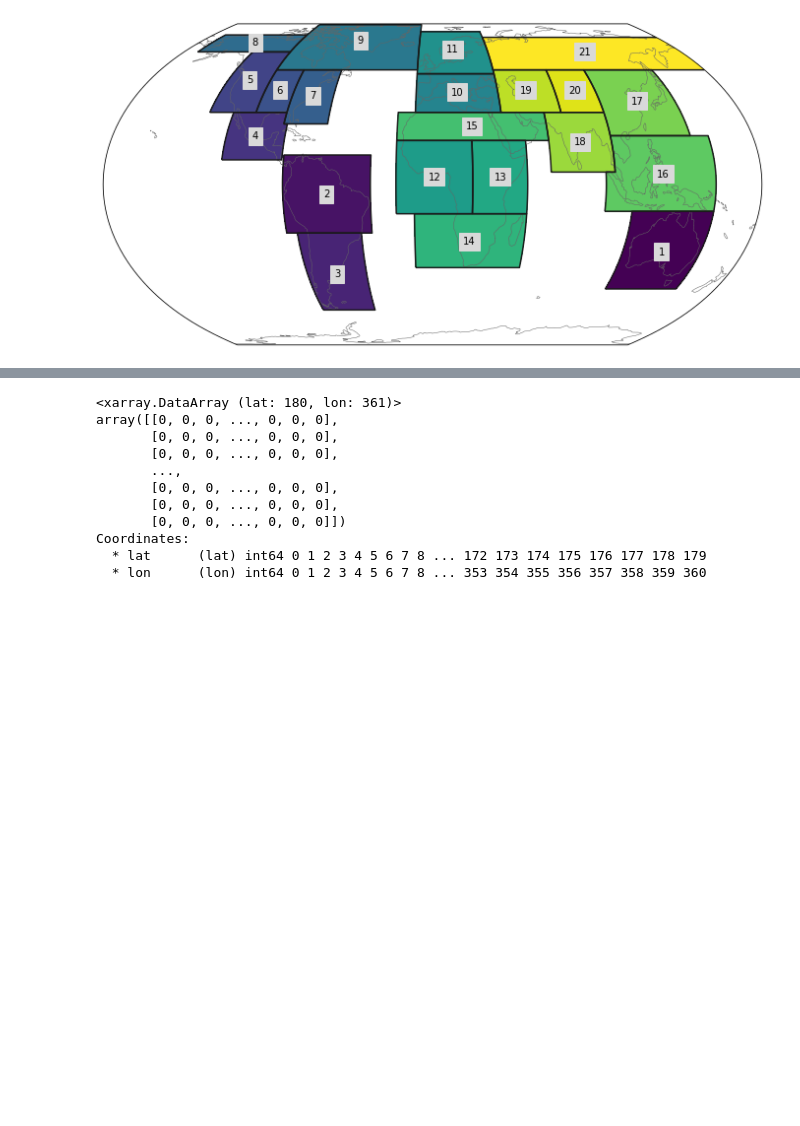
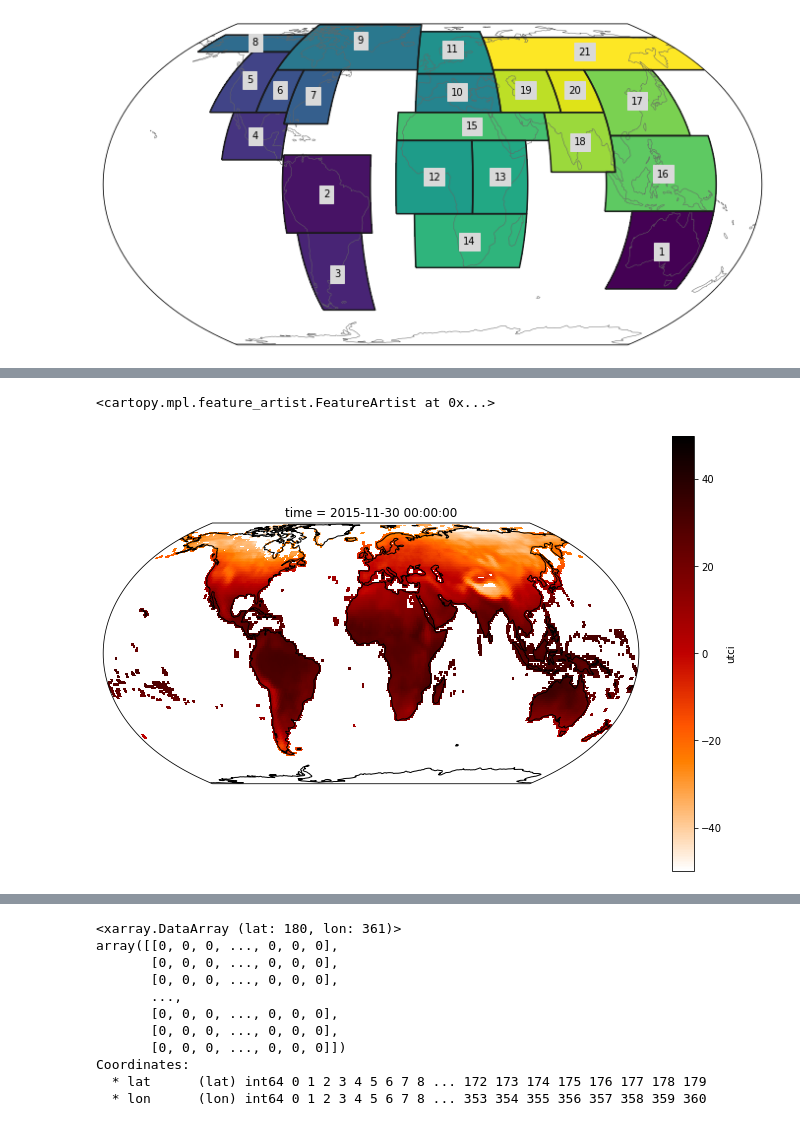
Before and after one commit to cmip6moap/project10, a Jupyter notebook: notebooks/UTCI_changes_over_time.ipynb, the cells around one changed output, grey strips where cells are left out. Saved outputs shown, nothing was run; the diff lists cells and outputs as text; code cells hidden in the pictures; blank space fills up the shorter version.

```diff
--- a/notebooks/UTCI_changes_over_time.ipynb
+++ b/notebooks/UTCI_changes_over_time.ipynb
@@ -23,5 +34,12 @@ popdata = pd.read_csv(
     "/gws/pw/j05/cop26_hackathons/bristol/project10/population_data/gpw_v4_population_density_adjusted_to_2015_unwpp_country_totals_rev11_2020_1_deg.asc",
     header=None, sep=" ", skiprows=range(6), na_values=-9999
 )
-popdata
+popdata = popdata.iloc[:, :-1]
+popdata = popdata.iloc[::-1, :]
+popdata.columns = resample.lon.values
+popdata_xr = popdata.set_index(resample.lat.values, drop=True)
+popdata_xr = xr.DataArray(popdata, dims=("lat", "lon"))
+popdata_xr = popdata_xr.assign_coords(lat=resample.lat.values)
+popdata_xr = popdata_xr.assign_coords(lon=resample.lon.values)
+popdata_xr
 # %% [output]
@@ -78,0 +156,10 @@ array([[[260.85221431, 260.53698408, 260.17704444, 260.53970582,
+# %%
+plt.figure(figsize=(12, 8))
+ax = plt.subplot(111, projection=proj)
+(resample.isel(time=10).utci.where(popdata_xr>0)-273.15).plot(
+    ax=ax, transform=ccrs.PlateCarree(), add_colorbar=True, cmap="gist_heat_r"
+)
+ax.coastlines()
+# %% [output]
+<cartopy.mpl.feature_artist.FeatureArtist at 0x...>
+[figure, added]
```
Also changed, not shown: parts of 10 cells of this notebook.
